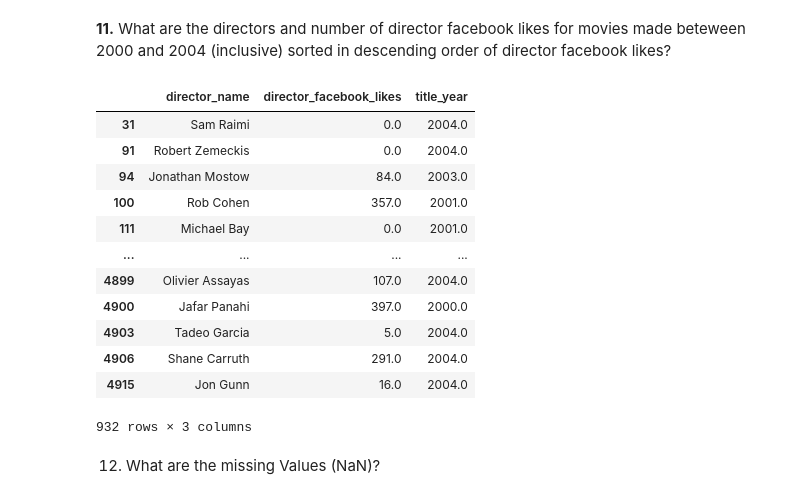
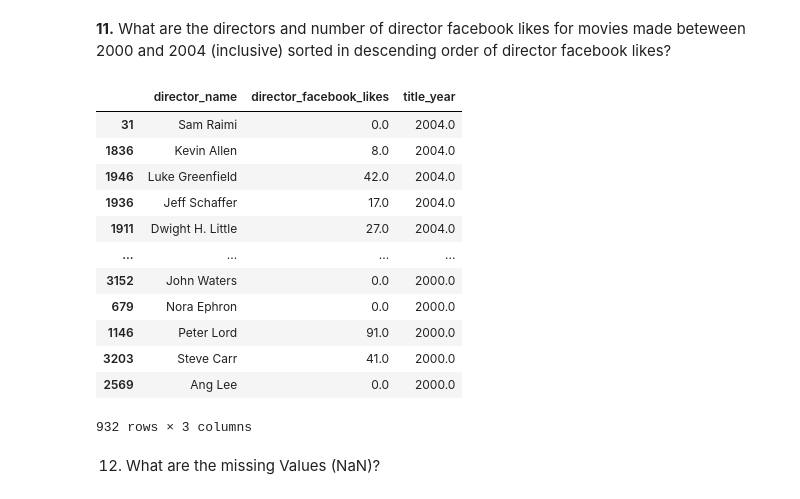
Before and after one commit to allisoncwalker/CIS277-FA22-Lab1, a Jupyter notebook: Lab1.ipynb, the cells around one changed output. Drawn from its saved outputs; the diff is of its cells as text; code cells hidden in the pictures.

```diff
--- a/Lab1.ipynb
+++ b/Lab1.ipynb
@@ -172,21 +176,22 @@ movies_df[year][["num_voted_users", "movie_title"]]
 **11.** What are the directors and number of director facebook likes for movies made beteween 2000 and 2004 (inclusive) sorted in descending order of director facebook likes?
 # %%
 betweenYears = (( movies_df.title_year >= 2000) & (movies_df.title_year <= 2004))
+# .sort_values(by=['title_year'], descending=True)
 
-movies_df[betweenYears][["director_name", "director_facebook_likes" ]]
+movies_df[betweenYears][["director_name", "director_facebook_likes", "title_year" ]].sort_values(by=["title_year"], ascending=False)
 # %% [output]
 |  | director_name | director_facebook_likes | title_year |
 | 31 | Sam Raimi | 0.0 | 2004.0 |
-| 91 | Robert Zemeckis | 0.0 | 2004.0 |
-| 94 | Jonathan Mostow | 84.0 | 2003.0 |
-| 100 | Rob Cohen | 357.0 | 2001.0 |
-| 111 | Michael Bay | 0.0 | 2001.0 |
+| 1836 | Kevin Allen | 8.0 | 2004.0 |
+| 1946 | Luke Greenfield | 42.0 | 2004.0 |
+| 1936 | Jeff Schaffer | 17.0 | 2004.0 |
+| 1911 | Dwight H. Little | 27.0 | 2004.0 |
 | ... | ... | ... | ... |
-| 4899 | Olivier Assayas | 107.0 | 2004.0 |
-| 4900 | Jafar Panahi | 397.0 | 2000.0 |
-| 4903 | Tadeo Garcia | 5.0 | 2004.0 |
-| 4906 | Shane Carruth | 291.0 | 2004.0 |
-| 4915 | Jon Gunn | 16.0 | 2004.0 |
+| 3152 | John Waters | 0.0 | 2000.0 |
+| 679 | Nora Ephron | 0.0 | 2000.0 |
+| 1146 | Peter Lord | 91.0 | 2000.0 |
+| 3203 | Steve Carr | 41.0 | 2000.0 |
+| 2569 | Ang Lee | 0.0 | 2000.0 |
 932 rows × 3 columns
 # %% [markdown]
 12. What are the missing Values (NaN)?
```
Also changed, not shown: parts of 3 cells of this notebook.
